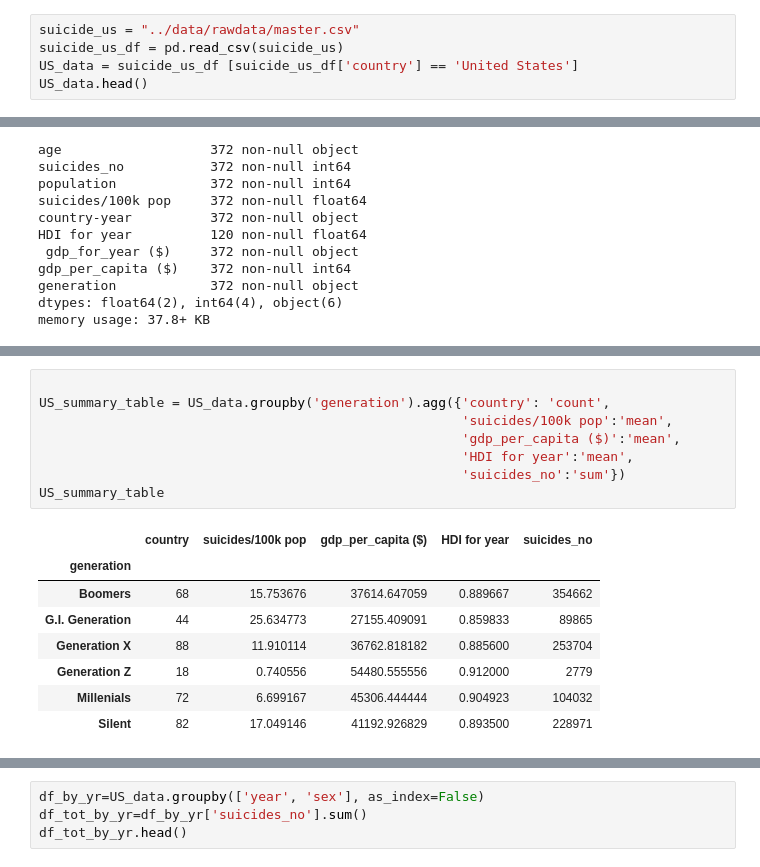
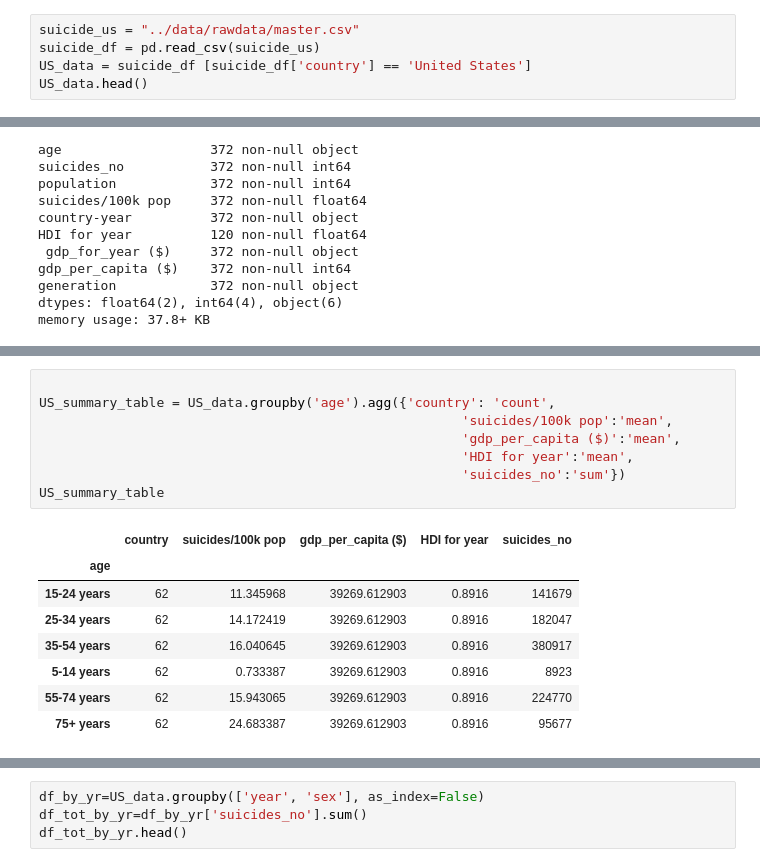
Before and after one commit to aeclaman/Project1, a Jupyter notebook: notebooks/amy.ipynb, the cells around one changed output, grey strips where cells are left out. Drawn from its saved outputs; the diff is of its cells as text.

```diff
--- a/notebooks/amy.ipynb
+++ b/notebooks/amy.ipynb
@@ -31,8 +31,8 @@ lng_range = (-180, 180)
 ## Data Gathering
 # %%
 suicide_us = "../data/rawdata/master.csv"
-suicide_us_df = pd.read_csv(suicide_us)
-US_data = suicide_us_df [suicide_us_df['country'] == 'United States']
+suicide_df = pd.read_csv(suicide_us)
+US_data = suicide_df [suicide_df['country'] == 'United States']
 US_data.head()
 # %% [output]
 |  | country | year | sex | age | suicides_no | population | suicides/100k pop | country-year | ... |
@@ -71,17 +77,17 @@ Index(['country', 'year', 'sex', 'age', 'suicides_no', 'population',
 # %%
 
-US_summary_table = US_data.groupby('generation').agg({'country': 'count',
+US_summary_table = US_data.groupby('age').agg({'country': 'count',
                                                       'suicides/100k pop':'mean',
                                                       'gdp_per_capita ($)':'mean',
                                                       'HDI for year':'mean',
                                                       'suicides_no':'sum'})
 US_summary_table
 # %% [output]
 |  | country | suicides/100k pop | gdp_per_capita ($) | HDI for year | suicides_no |
-| generation |  |  |  |  |  |
-| Boomers | 68 | 15.753676 | 37614.647059 | 0.889667 | 354662 |
-| G.I. Generation | 44 | 25.634773 | 27155.409091 | 0.859833 | 89865 |
-| Generation X | 88 | 11.910114 | 36762.818182 | 0.885600 | 253704 |
-| Generation Z | 18 | 0.740556 | 54480.555556 | 0.912000 | 2779 |
-| Millenials | 72 | 6.699167 | 45306.444444 | 0.904923 | 104032 |
-| Silent | 82 | 17.049146 | 41192.926829 | 0.893500 | 228971 |
+| age |  |  |  |  |  |
+| 15-24 years | 62 | 11.345968 | 39269.612903 | 0.8916 | 141679 |
+| 25-34 years | 62 | 14.172419 | 39269.612903 | 0.8916 | 182047 |
+| 35-54 years | 62 | 16.040645 | 39269.612903 | 0.8916 | 380917 |
+| 5-14 years | 62 | 0.733387 | 39269.612903 | 0.8916 | 8923 |
+| 55-74 years | 62 | 15.943065 | 39269.612903 | 0.8916 | 224770 |
+| 75+ years | 62 | 24.683387 | 39269.612903 | 0.8916 | 95677 |
```
Also changed, not shown: parts of 30 cells of this notebook, 1 other file.
